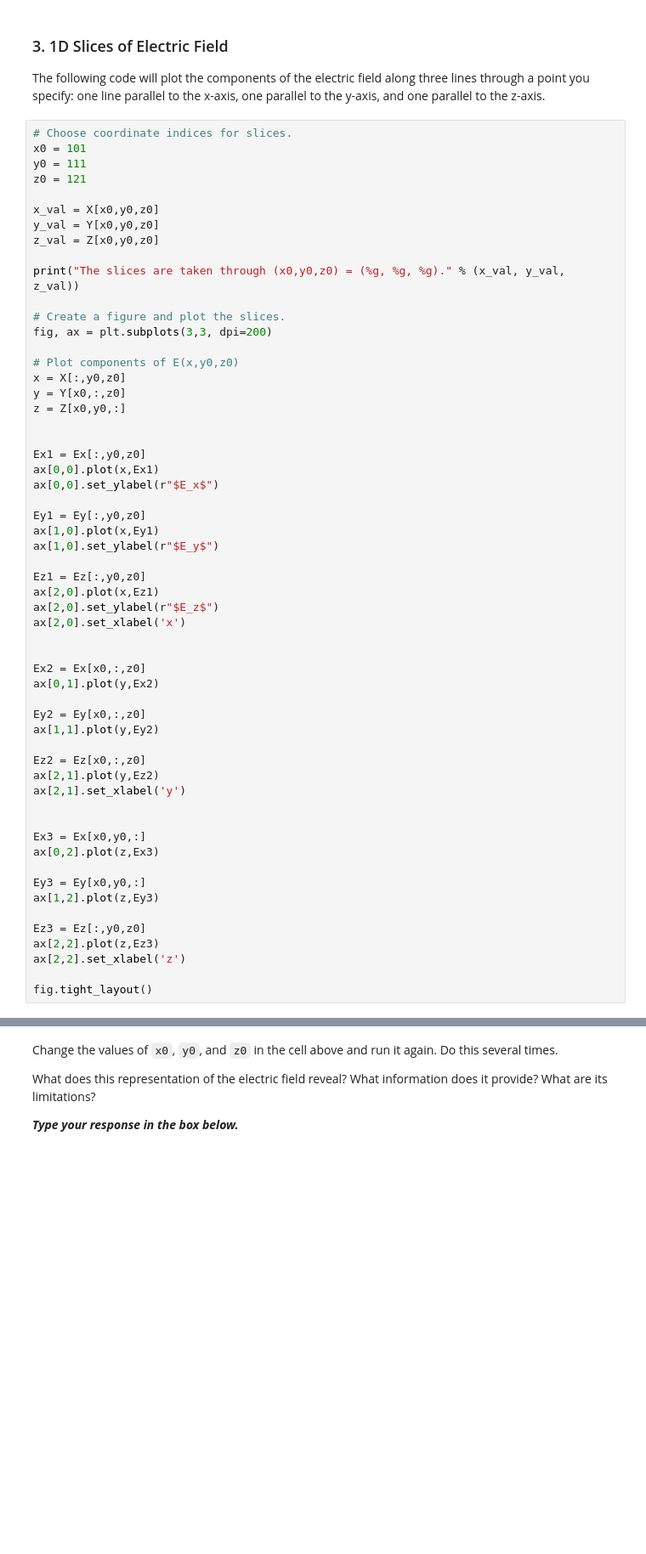
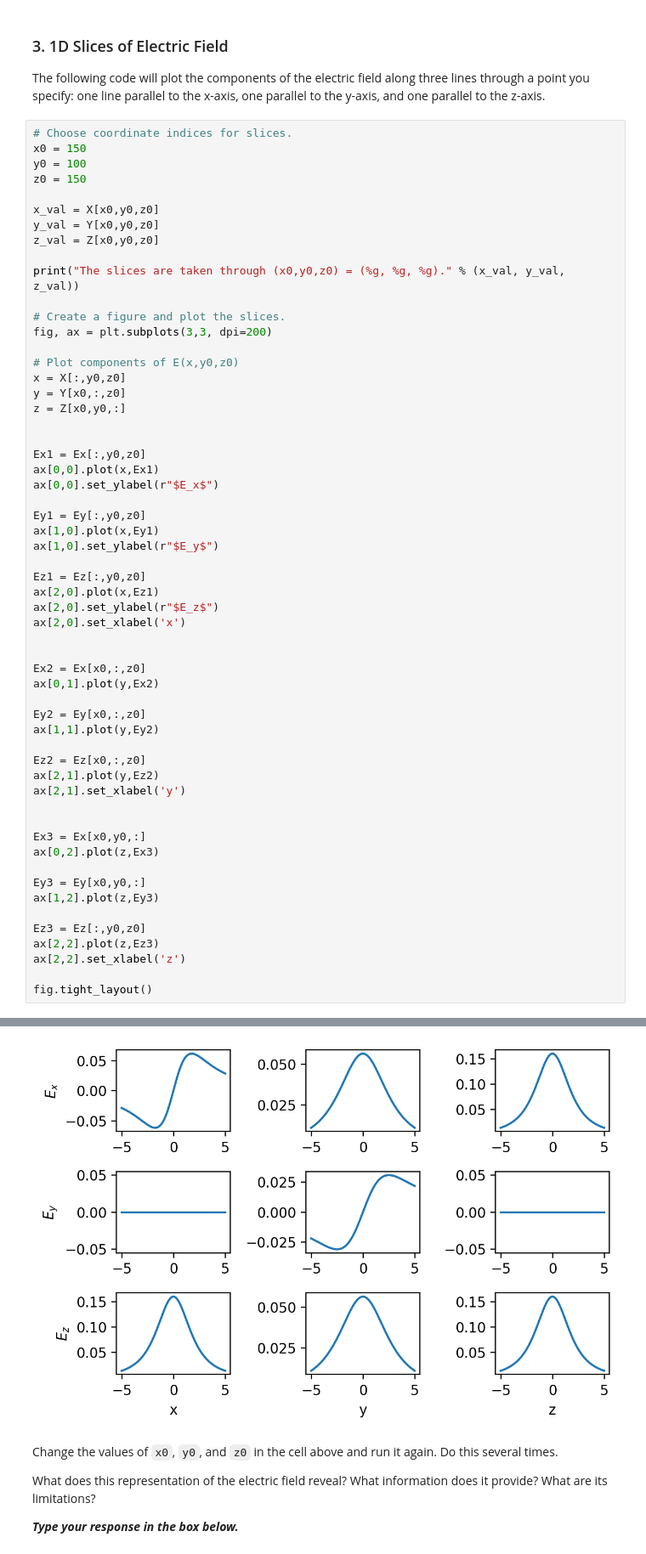
Before and after one commit to forrestshort/electrodynamics, a Jupyter notebook: week-01/01-visualizing-fields.ipynb, the cells around one changed output, grey strips where cells are left out. Shown at 85% size. Drawn from its saved outputs; the diff is of its cells as text; blank space fills up the shorter version.

```diff
--- a/week-01/01-visualizing-fields.ipynb
+++ b/week-01/01-visualizing-fields.ipynb
@@ -144,9 +163,9 @@ What does this representation of the potential reveal?  What information does it
 The following code will plot the components of the electric field along three lines through a point you specify: one line parallel to the x-axis, one parallel to the y-axis, and one parallel to the z-axis.
 # %%
 # Choose coordinate indices for slices.
-x0 = 101
-y0 = 111
-z0 = 121
+x0 = 150
+y0 = 100
+z0 = 150
 
 x_val = X[x0,y0,z0]
 y_val = Y[x0,y0,z0]
@@ -199,3 +218,4 @@ ax[2,2].plot(z,Ez3)
 ax[2,2].set_xlabel('z')
 
 fig.tight_layout()
+# %% [output]
@@ -202,3 +223,4 @@ fig.tight_layout()
+[figure, added]
 # %% [markdown]
 Change the values of `x0`, `y0`, and `z0` in the cell above and run it again.  Do this several times.
 
```
Also changed, not shown: parts of 13 cells of this notebook.
